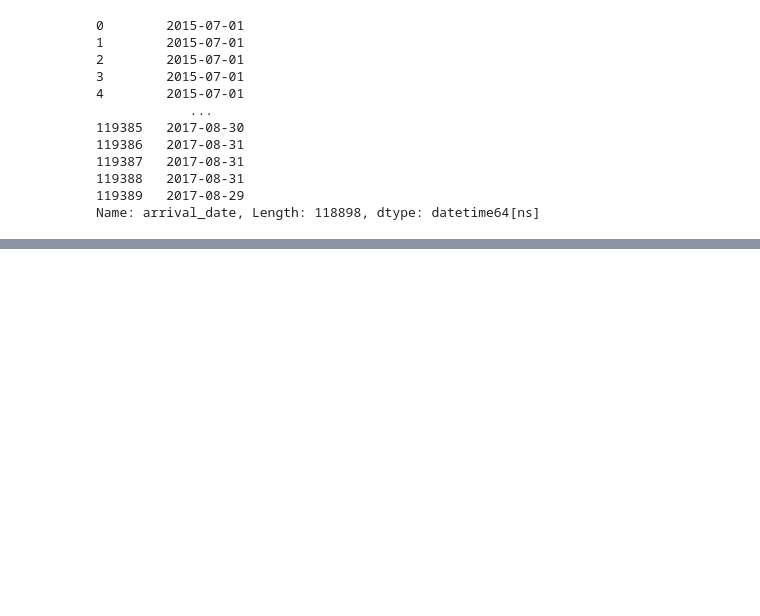
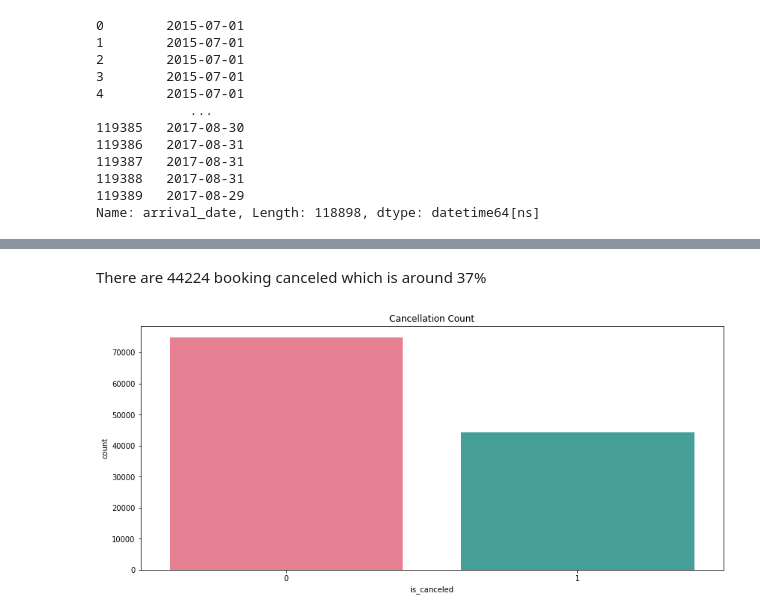
Before and after one commit to duongcao4791/CMPE-255, a Jupyter notebook: HW1/DuongCao_Assignment_1.ipynb, the cells around one changed output, grey strips where cells are left out. Drawn from its saved outputs; the diff is of its cells as text; code cells hidden in the pictures; blank space fills up the shorter version.

```diff
--- a/HW1/DuongCao_Assignment_1.ipynb
+++ b/HW1/DuongCao_Assignment_1.ipynb
@@ -174,9 +175,6 @@ df1['arrival_date']
 119388   2017-08-31
 119389   2017-08-29
 Name: arrival_date, Length: 118898, dtype: datetime64[ns]
-# %%
-#Drop old date columns
-df1.drop(columns=['arrival_date_year', 'arrival_date_month', 'arrival_date_week_number','arrival_date_day_of_month'], inplace=True, axis=1)
 # %%
 #Create new column for Kids by combined Children and Babies
 df1['kids'] = df1.children + df1.babies
@@ -216,0 +233,12 @@ df1.head()
+# %% [markdown]
+There are 44224 booking canceled which is around 37%
+# %%
+#Plot
+#Canceled=1, Not canceled= 0
+plt.figure(figsize=(14, 6))
+canceled_data = df1['is_canceled']
+sns.countplot(canceled_data, palette='husl')
+plt.title('Cancellation Count')
+plt.show()
+# %% [output]
+[figure, added]
```
Also changed, not shown: parts of 20 cells of this notebook.
